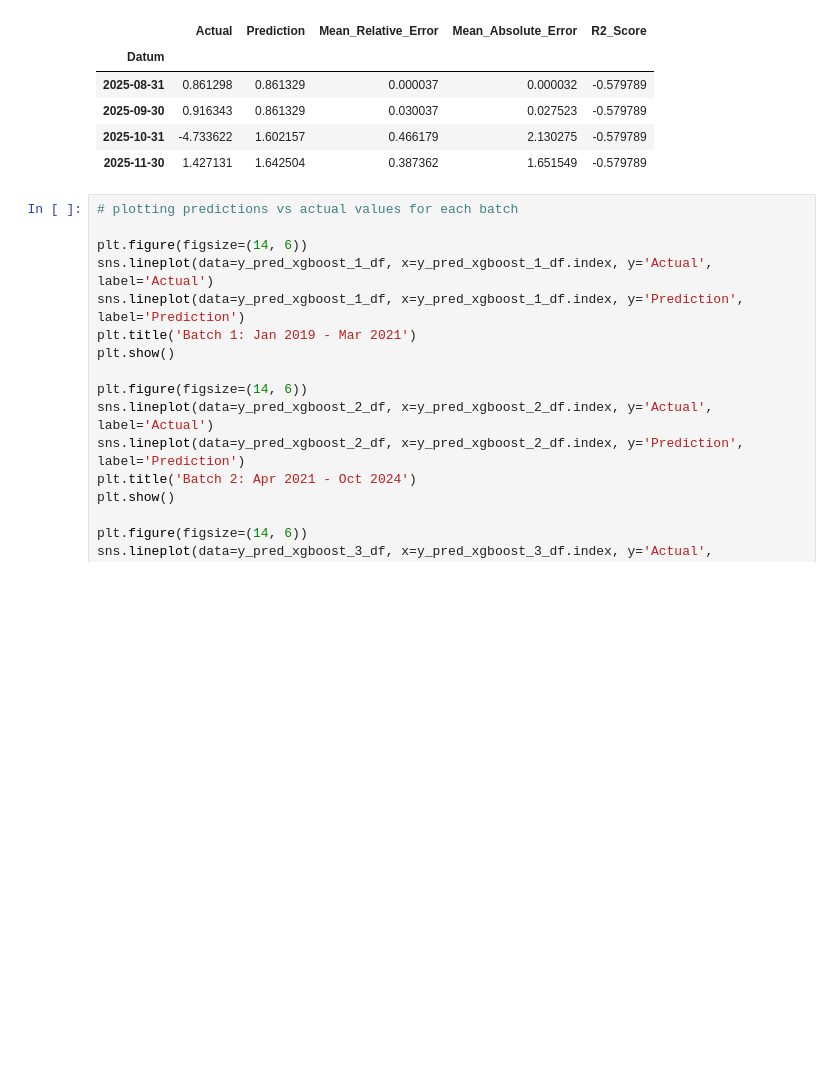
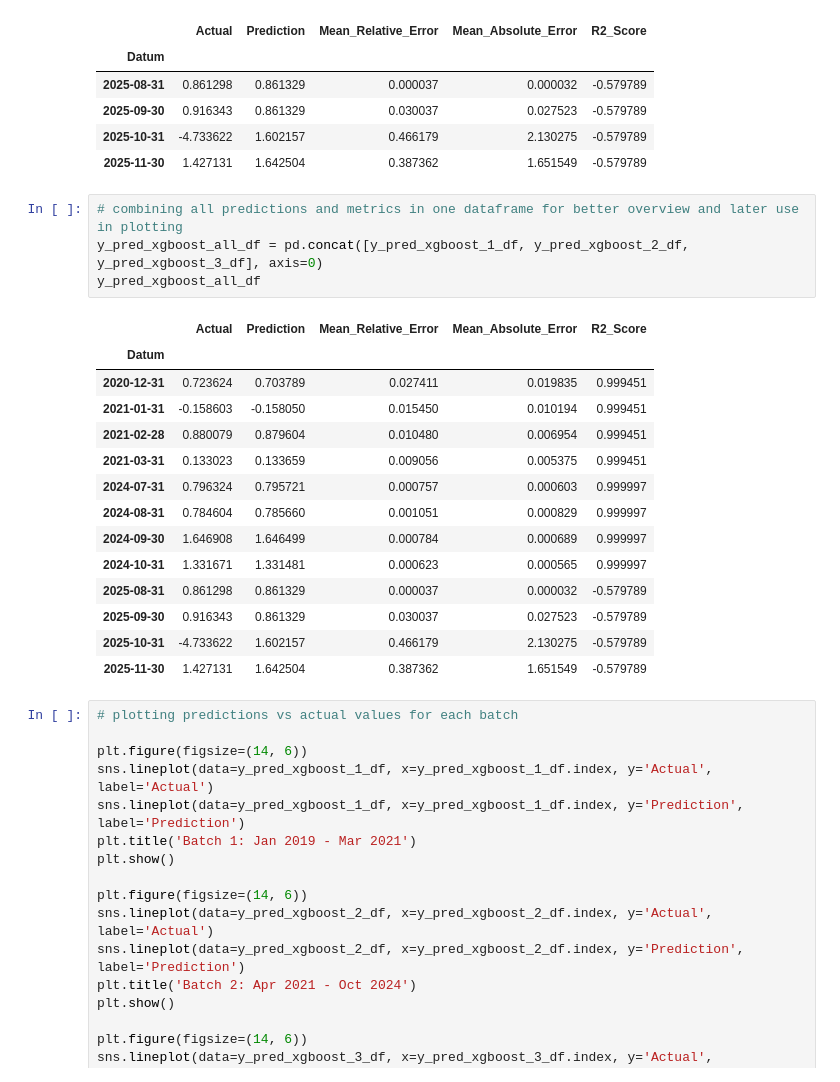
Before and after one commit to salimaabdalla/dpp_projekt_2026, a Jupyter notebook: notebooks/12_XGBoost.ipynb, the cells around one changed output. Cells and saved outputs as stored; diff of their text form; blank space fills up the shorter version.

```diff
--- a/notebooks/12_XGBoost.ipynb
+++ b/notebooks/12_XGBoost.ipynb
@@ -459,6 +459,25 @@ y_pred_xgboost_3_df
 | 2025-09-30 | 0.916343 | 0.861329 | 0.030037 | 0.027523 | -0.579789 |
 | 2025-10-31 | -4.733622 | 1.602157 | 0.466179 | 2.130275 | -0.579789 |
 | 2025-11-30 | 1.427131 | 1.642504 | 0.387362 | 1.651549 | -0.579789 |
+# %%
+# combining all predictions and metrics in one dataframe for better overview and later use in plotting
+y_pred_xgboost_all_df = pd.concat([y_pred_xgboost_1_df, y_pred_xgboost_2_df, y_pred_xgboost_3_df], axis=0)
+y_pred_xgboost_all_df
+# %% [output]
+|  | Actual | Prediction | Mean_Relative_Error | Mean_Absolute_Error | R2_Score |
+| Datum |  |  |  |  |  |
+| 2020-12-31 | 0.723624 | 0.703789 | 0.027411 | 0.019835 | 0.999451 |
+| 2021-01-31 | -0.158603 | -0.158050 | 0.015450 | 0.010194 | 0.999451 |
+| 2021-02-28 | 0.880079 | 0.879604 | 0.010480 | 0.006954 | 0.999451 |
+| 2021-03-31 | 0.133023 | 0.133659 | 0.009056 | 0.005375 | 0.999451 |
+| 2024-07-31 | 0.796324 | 0.795721 | 0.000757 | 0.000603 | 0.999997 |
+| 2024-08-31 | 0.784604 | 0.785660 | 0.001051 | 0.000829 | 0.999997 |
+| 2024-09-30 | 1.646908 | 1.646499 | 0.000784 | 0.000689 | 0.999997 |
+| 2024-10-31 | 1.331671 | 1.331481 | 0.000623 | 0.000565 | 0.999997 |
+| 2025-08-31 | 0.861298 | 0.861329 | 0.000037 | 0.000032 | -0.579789 |
+| 2025-09-30 | 0.916343 | 0.861329 | 0.030037 | 0.027523 | -0.579789 |
+| 2025-10-31 | -4.733622 | 1.602157 | 0.466179 | 2.130275 | -0.579789 |
+| 2025-11-30 | 1.427131 | 1.642504 | 0.387362 | 1.651549 | -0.579789 |
 # %%
 # plotting predictions vs actual values for each batch
 
```
Also changed, not shown: 1 other file.
